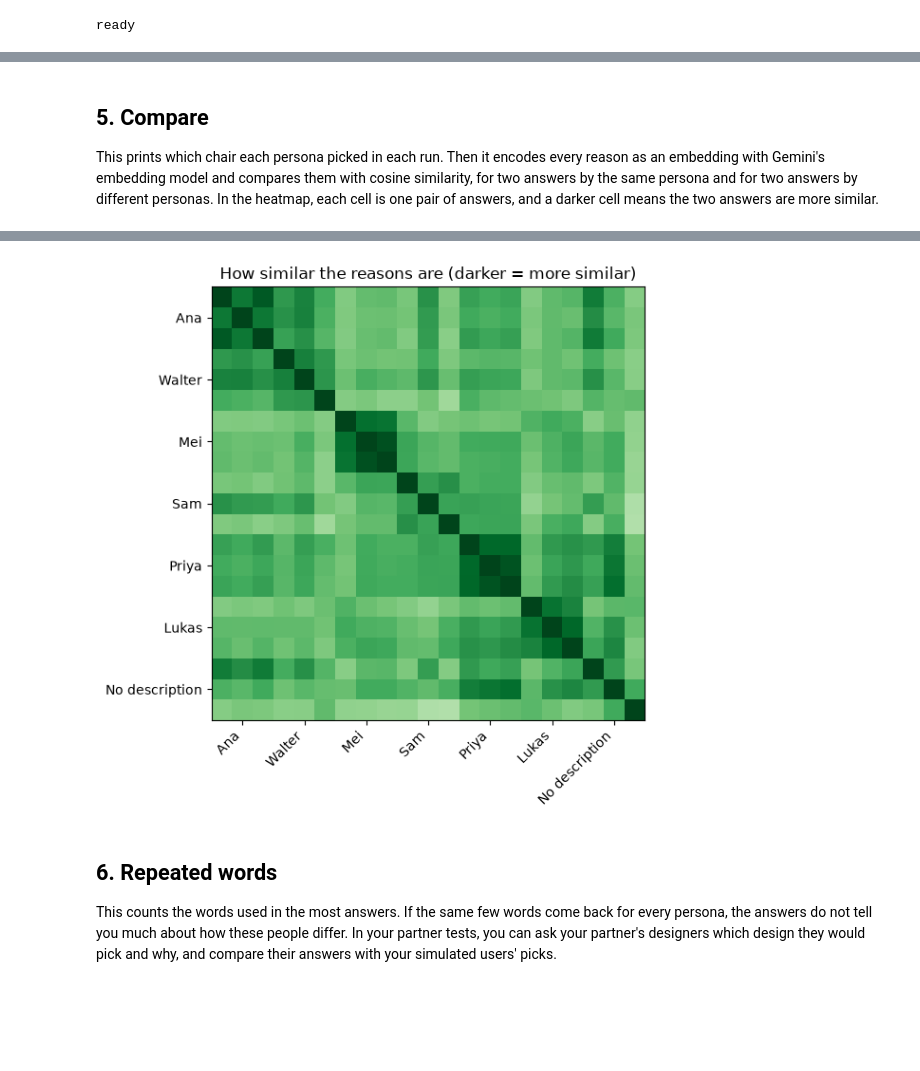
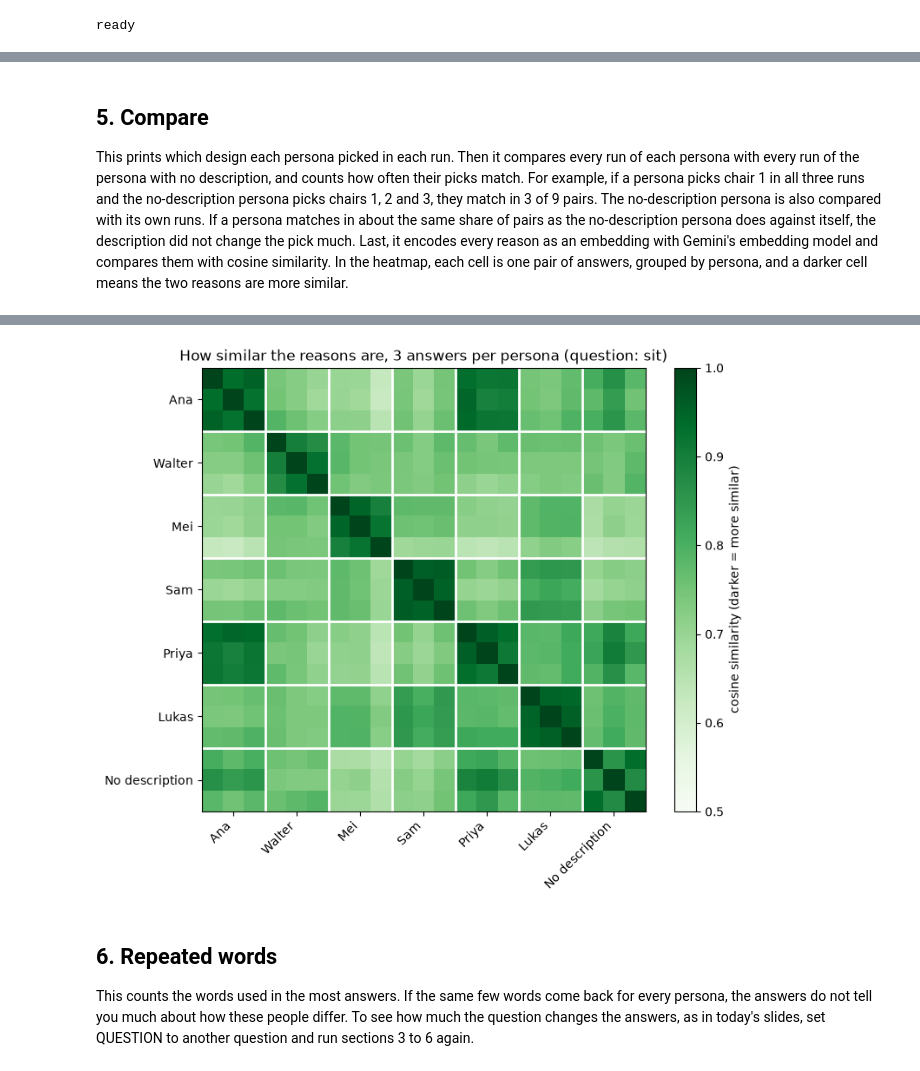
Before and after one commit to chuanenlin/mlfordesign, a Jupyter notebook: notebooks/week-08-simulated-users.ipynb, the cells around one changed output, grey strips where cells are left out. Cells and saved outputs as stored; diff of their text form; code cells hidden in the pictures; blank space fills up the shorter version.

```diff
--- a/notebooks/week-08-simulated-users.ipynb
+++ b/notebooks/week-08-simulated-users.ipynb
@@ -48,5 +87,5 @@ Each persona is a short description of a person, and Gemini answers as that pers
 # %%
-# Short descriptions written for this example, in the style of Park et al.'s seed memories. They are not real people.
+# Short descriptions for the museum café example, in the style of Park et al.'s seed memories.
 PERSONAS = {
     "Ana": "You are Ana, a barista at the museum café. At closing you stack and wipe all the chairs, and on sunny days you carry them out to the terrace.",
     "Walter": "You are Walter, 74, a retired teacher who visits the museum every week and stays for coffee. You have a stiff back and use armrests to stand up.",
@@ -56,7 +95,16 @@ PERSONAS = {
     "Lukas": "You are Lukas, a tourist on a short visit who stops at the café for ten minutes between galleries.",
     "No description": "You are a visitor at a museum café.",
 }
-RUNS = 3
+QUESTIONS = {
+    "sit": "Speaking as yourself, which chair would you want to sit on at the café, and why? "
+           "Give the chair's number and a reason in two or three sentences.",
+    "buy": "Speaking as yourself, which chair should the museum buy for the café, and why? "
+           "Give the chair's number and a reason in two or three sentences.",
+    "rate": "Speaking as yourself, rate how much you would want to sit on each chair at the café, from 1 (not at all) "
+            "to 7 (very much). Give the ratings in chair order and a reason in two or three sentences.",
+}
+QUESTION = "sit"  # which of the QUESTIONS to ask
+RUNS = 3          # how many times each persona answers
 # %% [markdown]
 ## 4. Ask
 
@@ -110,19 +165,30 @@ No description, run 3: chair 3. Its modern, minimalist design and ergonomic curv
 # %% [markdown]
 ## 5. Compare
 
-This prints which chair each persona picked in each run. Then it encodes every reason as an embedding with Gemini's embedding model and compares them with cosine similarity, for two answers by the same persona and for two answers by different personas. In the heatmap, each cell is one pair of answers, and a darker cell means the two answers are more similar.
+This prints which design each persona picked in each run. Then it compares every run of each persona with every run of the persona with no description, and counts how often their picks match. For example, if a persona picks chair 1 in all three runs and the no-description persona picks chairs 1, 2 and 3, they match in 3 of 9 pairs. The no-description persona is also compared with its own runs. If a persona matches in about the same share of pairs as the no-description persona does against itself, the description did not change the pick much. Last, it encodes every reason as an embedding with Gemini's embedding model and compares them with cosine similarity. In the heatmap, each cell is one pair of answers, grouped by persona, and a darker cell means the two reasons are more similar.
 # %%
-print("Chair chosen in each run:")
-for name in PERSONAS:
-    print(f"  {name:15s}", [a["choice"] for a in answers if a["persona"] == name])
+names = list(PERSONAS)
+picks = {n: [a["choice"] for a in answers if a["persona"] == n] for n in names}
+print(f"{SUBJECT.capitalize()} picked in each run:")
+for n in names:
+    print(f"  {n:15s} {picks[n]}")
+
+BASE = "No description"
+if BASE in picks:
+    print(f"\nHow often each persona's picks match the {BASE} persona's picks, every run against every run:")
+    b = picks[BASE]
+    for n in names:
+        if n == BASE:
+            pairs = [(x, y) for i, x in enumerate(b) for y in b[i + 1:]]
+            print(f"  {n:15s} {sum(x == y for x, y in pairs)} of {len(pairs)} (against itself)")
+        else:
+            print(f"  {n:15s} {sum(x == y for x in picks[n] for y in b)} of {len(picks[n]) * len(b)}")
 
 def embed(texts):
-    r = requests.post(f"https://generativelanguage.googleapis.com/v1beta/models/gemini-embedding-001:batchEmbedContents",
-                      headers={"x-goog-api-key": GEMINI_KEY},
-                      json={"requests": [{"model": "models/gemini-embedding-001", "content": {"parts": [{"text": t}]}} for t in texts]},
-                      timeout=120)
-    r.raise_for_status()
-    E = np.array([e["values"] for e in r.json()["embeddings"]])
+    url = "https://generativelanguage.googleapis.com/v1beta/models/gemini-embedding-001:batchEmbedContents"
+    j = gemini(url, {"requests": [{"model": "models/gemini-embedding-001", "content": {"parts": [{"text": t}]}}
+                                  for t in texts]})
+    E = np.array([e["values"] for e in j["embeddings"]])
     return E / np.linalg.norm(E, axis=1, keepdims=True)
 
 E = embed([a["reason"] for a in answers])
@@ -130,13 +196,23 @@ S = E @ E.T
 who = [a["persona"] for a in answers]
 same = [S[i, j] for i in range(len(who)) for j in range(i + 1, len(who)) if who[i] == who[j]]
 other = [S[i, j] for i in range(len(who)) for j in range(i + 1, len(who)) if who[i] != who[j]]
-print(f"similarity of two answers by the same persona: {np.mean(same):.2f}")
+print(f"\nsimilarity of two answers by the same persona: {np.mean(same):.2f}")
 print(f"similarity of two answers by different personas: {np.mean(other):.2f}")
-fig, ax = plt.subplots(figsize=(7, 6))
-ax.imshow(S, vmin=0.5, vmax=1, cmap="Greens")
-ticks = [i * RUNS + RUNS // 2 for i in range(len(PERSONAS))]
-ax.set_xticks(ticks); ax.set_xticklabels(list(PERSONAS), rotation=45, ha="right")
-ax.set_yticks(ticks); ax.set_yticklabels(list(PERSONAS))
-ax.set_title("How similar the reasons are (darker = more similar)")
-plt.tight_layout(); plt.savefig("similarity.png", dpi=150); plt.show()
+print("similarity of each persona's own answers:")
+for n in names:
+    idx = [i for i, w in enumerate(who) if w == n]
+    pairs = [S[i, j] for k, i in enumerate(idx) for j in idx[k + 1:]]
+    if pairs:
+        print(f"  {n:15s} {np.mean(pairs):.2f}")
+
+fig, ax = plt.subplots(figsize=(8, 6.5))
+im = ax.imshow(S, vmin=0.5, vmax=1, cmap="Greens")
+ticks = [i * RUNS + (RUNS - 1) / 2 for i in range(len(names))]
+ax.set_xticks(ticks); ax.set_xticklabels(names, rotation=45, ha="right")
+ax.set_yticks(ticks); ax.set_yticklabels(names)
+for k in range(1, len(names)):
+    ax.axhline(k * RUNS - 0.5, color="white", lw=2); ax.axvline(k * RUNS - 0.5, color="white", lw=2)
+ax.set_title(f"How similar the reasons are, {RUNS} answers per persona (question: {QUESTION})")
+fig.colorbar(im, ax=ax, label="cosine similarity (darker = more similar)")
+plt.tight_layout(); plt.savefig(f"similarity-{QUESTION}.png", dpi=150); plt.show()
 # %% [output]
@@ -153,6 +236,6 @@ similarity of two answers by different personas: 0.79
-[figure, old version]
+[figure, new version]
 # %% [markdown]
 ## 6. Repeated words
 
-This counts the words used in the most answers. If the same few words come back for every persona, the answers do not tell you much about how these people differ. In your partner tests, you can ask your partner's designers which design they would pick and why, and compare their answers with your simulated users' picks.
+This counts the words used in the most answers. If the same few words come back for every persona, the answers do not tell you much about how these people differ. To see how much the question changes the answers, as in today's slides, set QUESTION to another question and run sections 3 to 6 again.
 # %%
```
Also changed, not shown: parts of 12 cells of this notebook, 1 other file.
